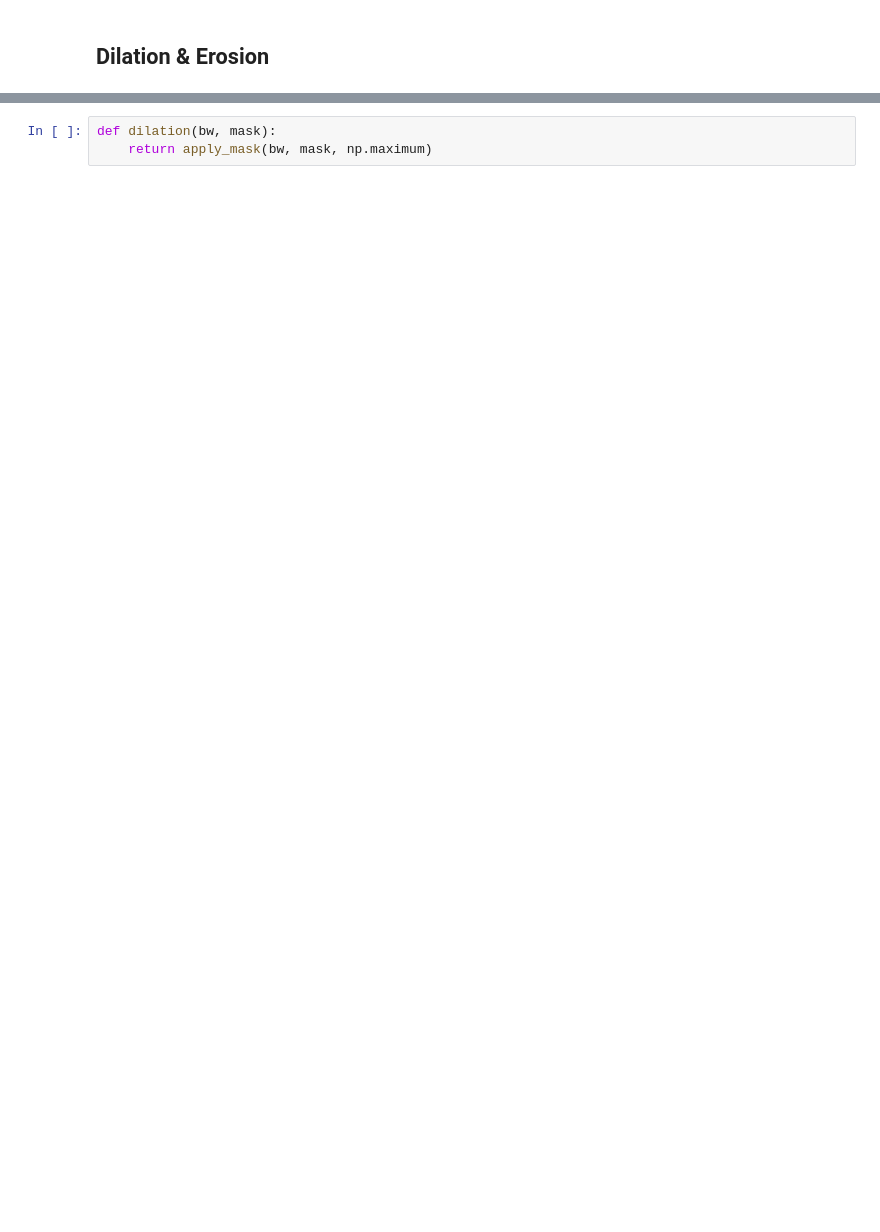
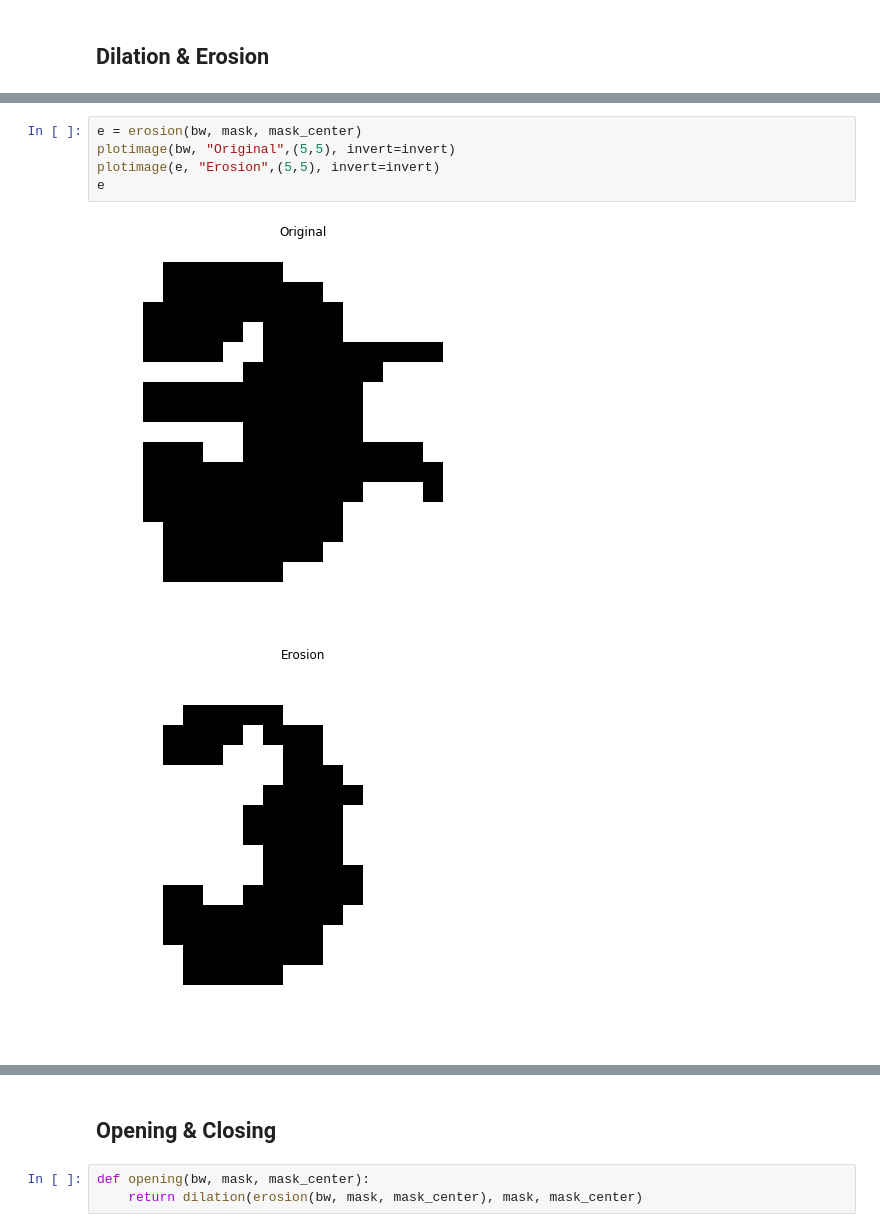
Before and after one commit to ghaiszaher/Image-Processing-OCR-Walsh, a Jupyter notebook: 03_dilation_erosion.ipynb, the cells around one changed output, grey strips where cells are left out. Drawn from its saved outputs; the diff is of its cells as text; blank space fills up the shorter version.

```diff
--- a/03_dilation_erosion.ipynb
+++ b/03_dilation_erosion.ipynb
@@ -89,0 +154,8 @@ def apply_mask(bw, mask, func):
+# %%
+e = erosion(bw, mask, mask_center)
+plotimage(bw, "Original",(5,5), invert=invert)
+plotimage(e, "Erosion",(5,5), invert=invert)
+e
+# %% [output]
+[figure, added]
+[figure, added]
@@ -90,4 +181,6 @@ def apply_mask(bw, mask, func):
+# %% [markdown]
+## Opening & Closing
 # %%
-def dilation(bw, mask):
-    return apply_mask(bw, mask, np.maximum)
+def opening(bw, mask, mask_center):
+    return dilation(erosion(bw, mask, mask_center), mask, mask_center)
 # %%
```
Also changed, not shown: parts of 17 cells of this notebook, 3 other files.
